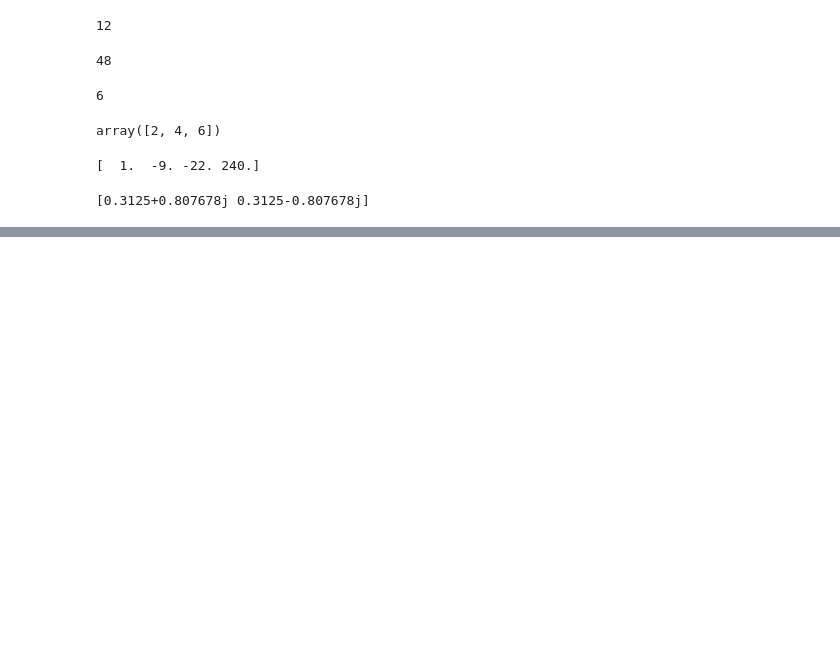
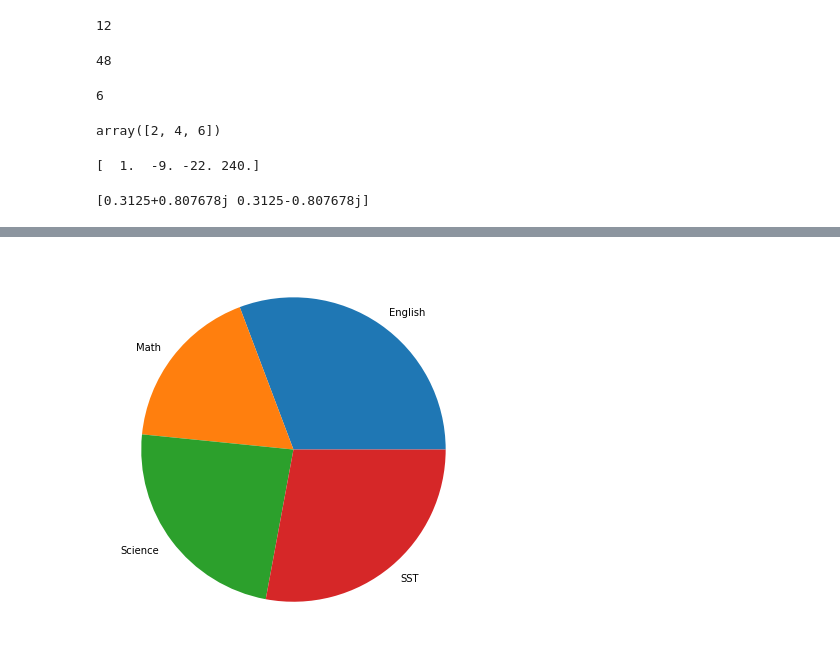
Before and after one commit to arnoldkiirya1/Business_Intelligence, a Jupyter notebook: Python_modules.ipynb, the cells around one changed output, grey strips where cells are left out. Cells and saved outputs as stored; diff of their text form; code cells hidden in the pictures; blank space fills up the shorter version.

```diff
--- a/Python_modules.ipynb
+++ b/Python_modules.ipynb
@@ -147,0 +386,16 @@ print(i)
+# %%
+#Pie Chart
+from matplotlib import pyplot as plt
+import numpy as np
+
+#creating a dataset
+Subjects = ["English", "Math", "Science", "SST"]
+marks = [87, 50, 67, 79]
+
+#create a pie chart
+fig = plt.figure(figsize = (10, 7))
+plt.pie(marks, labels = Subjects)
+#show the plot
+plt.show()
+# %% [output]
+[figure, added]
```
Also changed, not shown: parts of 14 cells of this notebook.
